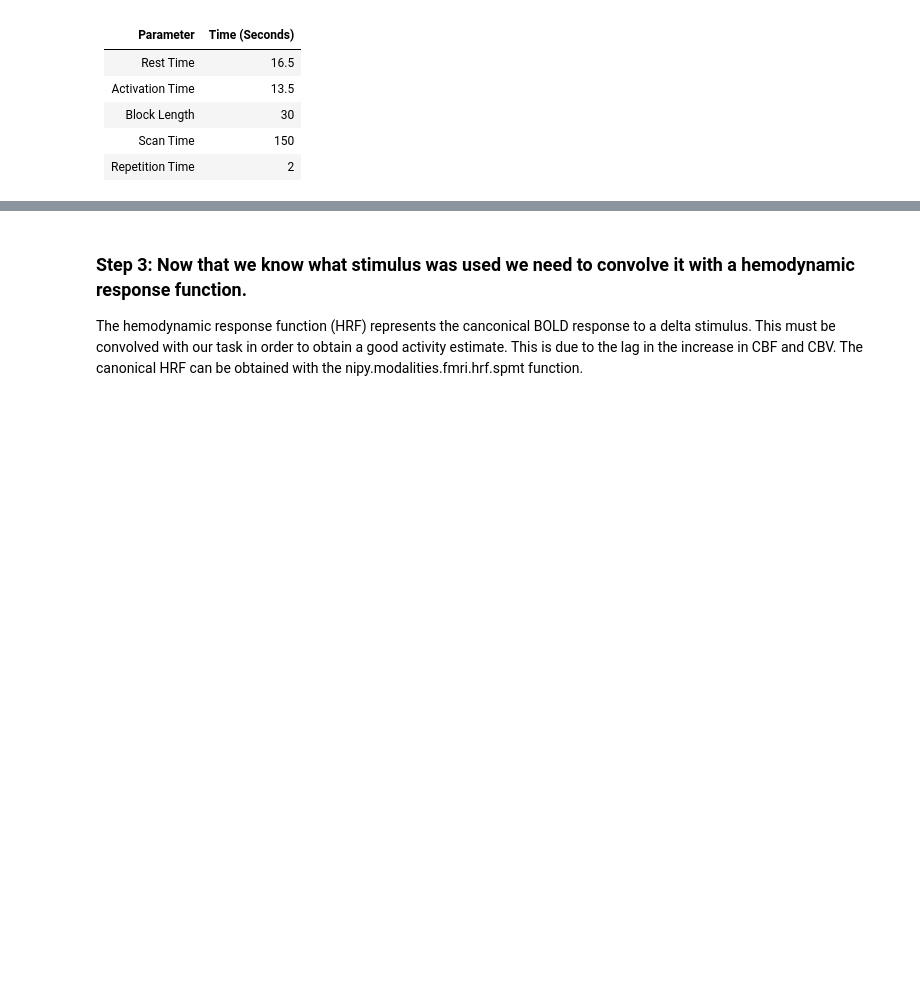
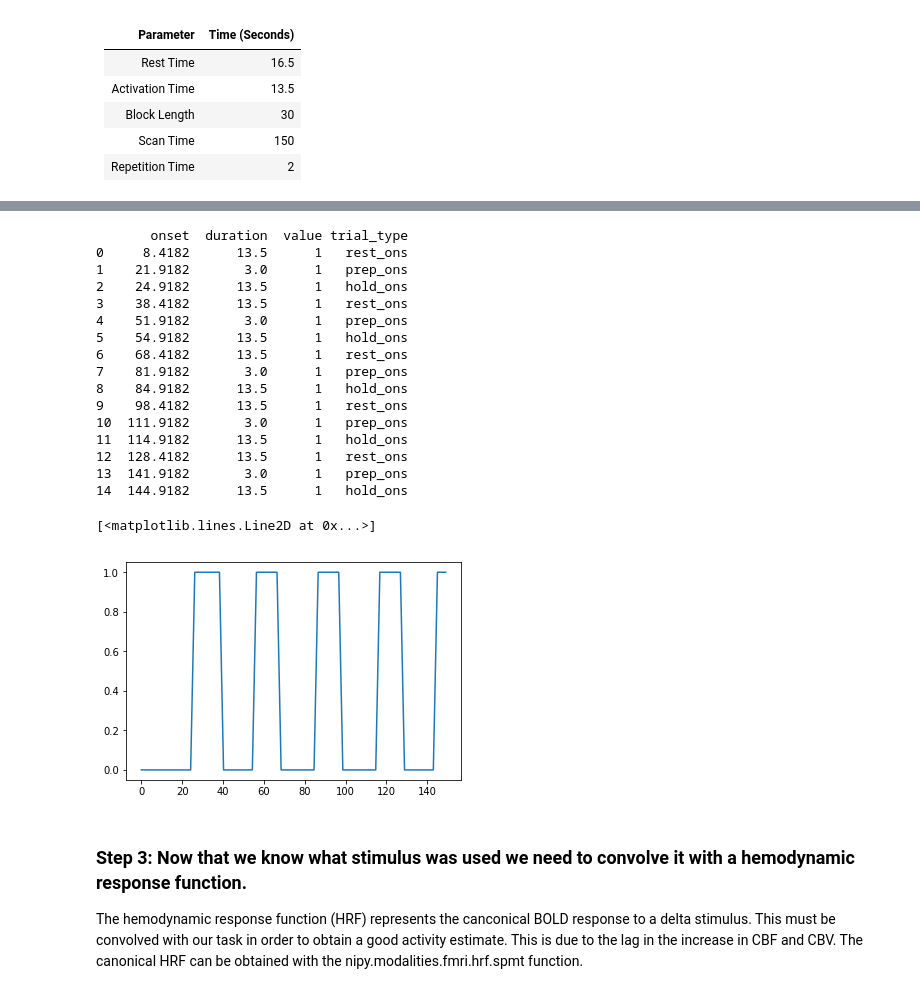
Before and after one commit to carpentries-incubator/SDC-BIDS-fMRI, a Jupyter notebook: bin/05a_general-linear-model-task-based_solutions.ipynb, the cells around one changed output, grey strips where cells are left out. Drawn from its saved outputs; the diff is of its cells as text; code cells hidden in the pictures; blank space fills up the shorter version.

```diff
--- a/bin/05a_general-linear-model-task-based_solutions.ipynb
+++ b/bin/05a_general-linear-model-task-based_solutions.ipynb
@@ -63,3 +33,56 @@ Text(0.5, 1.0, 'Breath hold activation')
+# %%
+%matplotlib inline
+import numpy as np
+import matplotlib.pyplot as plt
+import bids
+import pandas as pd
+
+# make table in python variables
+rest_time = 16.5
+act_time = 13.5
+block_length = act_time+rest_time
+scan_time = 150
+TR=2
+
+# lets load in the bids layout
+data_dir = '../data/ds000030/'
+layout = bids.BIDSLayout(data_dir, validate=False)
+sub = '10788'
+
+#load the event data into a dataframe
+events=layout.get(subject=sub, datatype='func', task='bht', extension='tsv')[0]
+event_frame=pd.read_csv(events.path, sep='\t')
+print(event_frame)
+
+#caluclate when the subject stoppped holding their breath
+event_frame['offtime']=event_frame['onset']+event_frame['duration']
+trials = event_frame[event_frame['trial_type']=='hold_ons']
+
+#create array to represent task data
+times = np.linspace(0, scan_time-1, scan_time/TR)
+task = np.zeros(times.shape)
+for index, row in trials.iterrows():
+    task[(times>row.onset)*(times<row.offtime)]=1
+plt.plot(times, task)
+# %% [output]
+       onset  duration  value trial_type
+0     8.4182      13.5      1   rest_ons
+1    21.9182       3.0      1   prep_ons
+2    24.9182      13.5      1   hold_ons
+3    38.4182      13.5      1   rest_ons
+4    51.9182       3.0      1   prep_ons
+5    54.9182      13.5      1   hold_ons
+6    68.4182      13.5      1   rest_ons
+7    81.9182       3.0      1   prep_ons
+8    84.9182      13.5      1   hold_ons
+9    98.4182      13.5      1   rest_ons
+10  111.9182       3.0      1   prep_ons
+11  114.9182      13.5      1   hold_ons
+12  128.4182      13.5      1   rest_ons
+13  141.9182       3.0      1   prep_ons
+14  144.9182      13.5      1   hold_ons
+[<matplotlib.lines.Line2D at 0x...>]
+[figure, added]
 # %% [markdown]
 ### Step 3: Now that we know what stimulus was used we need to convolve it with a hemodynamic response function.
 
```
Also changed, not shown: parts of 20 cells of this notebook.
